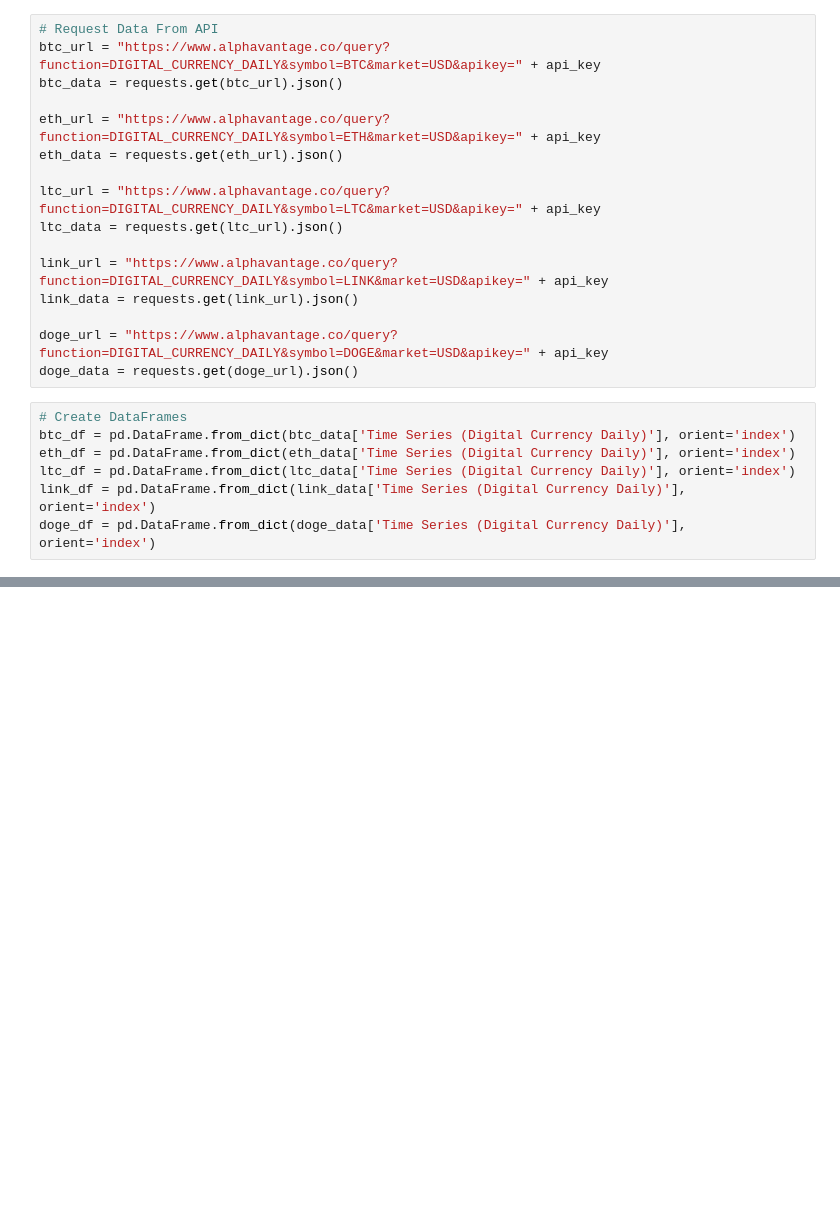
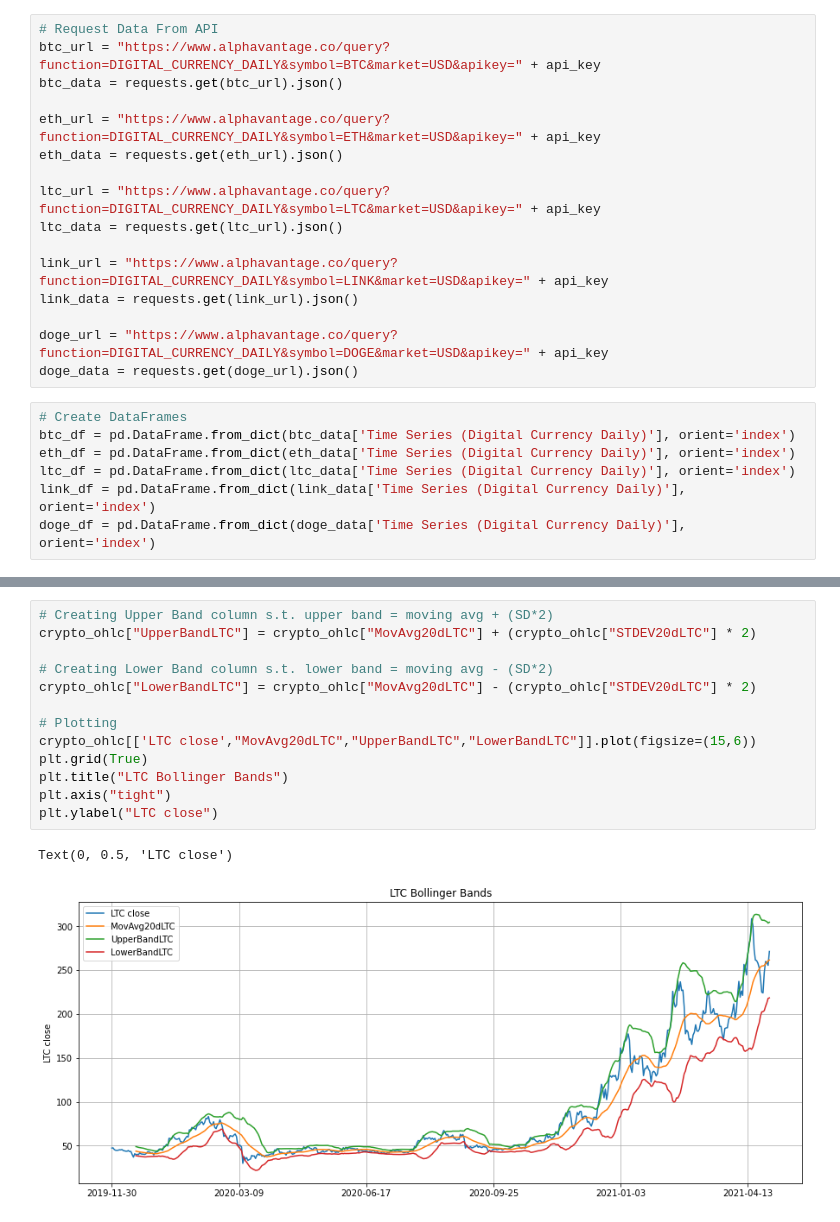
Before and after one commit to ReatoFabio/The-Bollinger-Band-, a Jupyter notebook: fetch_crypto_ohlc.ipynb, the cells around one changed output, grey strips where cells are left out. Cells and saved outputs as stored; diff of their text form; blank space fills up the shorter version.

```diff
--- a/fetch_crypto_ohlc.ipynb
+++ b/fetch_crypto_ohlc.ipynb
@@ -110,0 +146,16 @@ crypto_ohlc
+# %%
+# Creating Upper Band column s.t. upper band = moving avg + (SD*2)
+crypto_ohlc["UpperBandLTC"] = crypto_ohlc["MovAvg20dLTC"] + (crypto_ohlc["STDEV20dLTC"] * 2)
+
+# Creating Lower Band column s.t. lower band = moving avg - (SD*2)
+crypto_ohlc["LowerBandLTC"] = crypto_ohlc["MovAvg20dLTC"] - (crypto_ohlc["STDEV20dLTC"] * 2)
+
+# Plotting
+crypto_ohlc[['LTC close',"MovAvg20dLTC","UpperBandLTC","LowerBandLTC"]].plot(figsize=(15,6))
+plt.grid(True)
+plt.title("LTC Bollinger Bands")
+plt.axis("tight")
+plt.ylabel("LTC close")
+# %% [output]
+Text(0, 0.5, 'LTC close')
+[figure, added]
```
Also changed, not shown: parts of 14 cells of this notebook, 4 other files.
